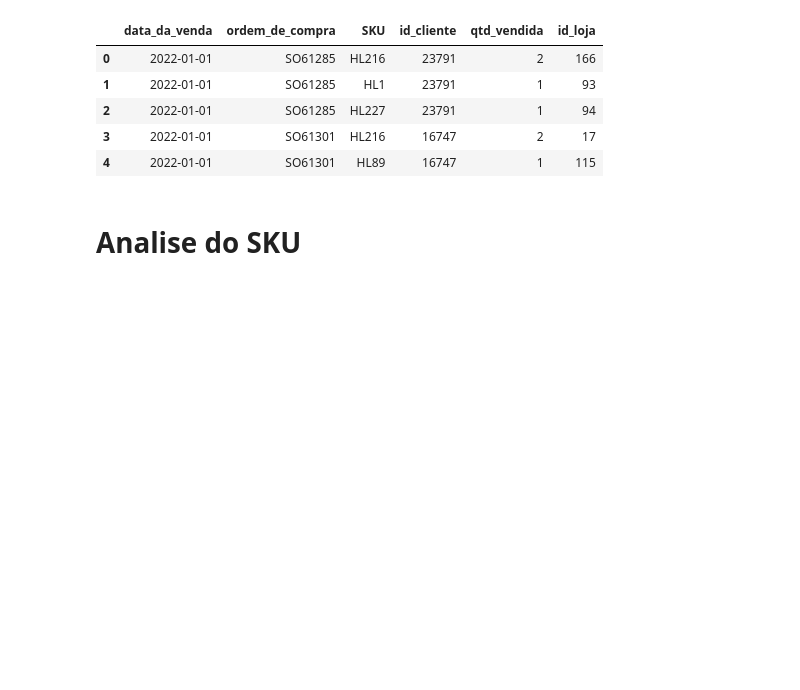
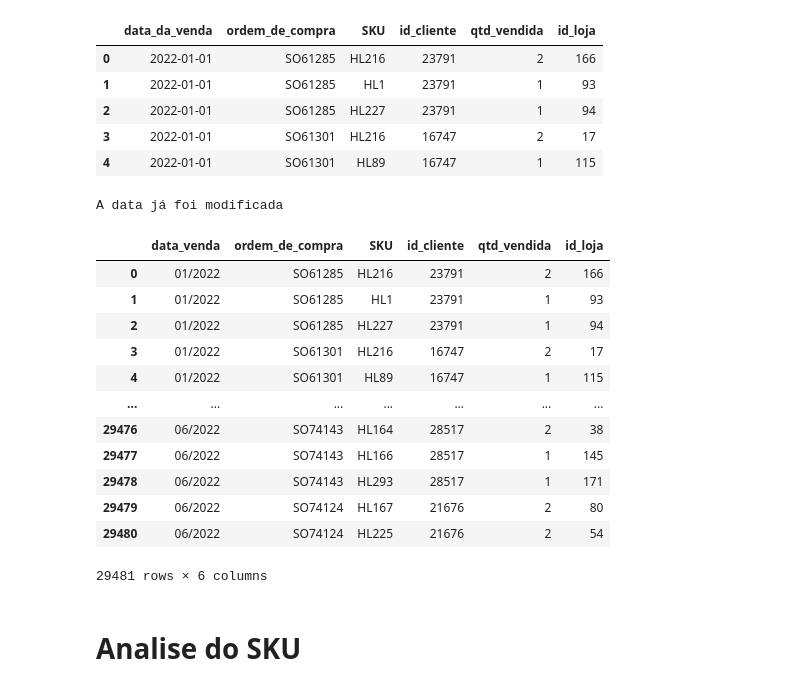
Before and after one commit to jhonatanpaz95/Desafios-de-codigo, a Jupyter notebook: desafio de codigo 1.ipynb, the cells around one changed output. Saved outputs shown, nothing was run; the diff lists cells and outputs as text; code cells hidden in the pictures; blank space fills up the shorter version.

```diff
--- a/desafio de codigo 1.ipynb
+++ b/desafio de codigo 1.ipynb
@@ -52,6 +52,31 @@ base_vendas_df.head()
 | 2 | 2022-01-01 | SO61285 | HL227 | 23791 | 1 | 94 |
 | 3 | 2022-01-01 | SO61301 | HL216 | 16747 | 2 | 17 |
 | 4 | 2022-01-01 | SO61301 | HL89 | 16747 | 1 | 115 |
+# %%
+# mudando a data
+try:
+    base_vendas_df['data_da_venda'] = pd.to_datetime(base_vendas_df['data_da_venda'], dayfirst=True) # função que converte a coluna para o formato de data
+    base_vendas_df['data_venda'] = base_vendas_df['data_da_venda'].dt.strftime('%m/%Y') # metodo para deixar no formato especifico de mês/ano
+    base_vendas_df = base_vendas_df[['data_venda','ordem_de_compra','SKU','id_cliente','qtd_vendida','id_loja']] # sleciona só as coulunas de interesse
+except KeyError:
+    print('A data já foi modificada')
+
+base_vendas_df
+# %% [output]
+A data já foi modificada
+|  | data_venda | ordem_de_compra | SKU | id_cliente | qtd_vendida | id_loja |
+| 0 | 01/2022 | SO61285 | HL216 | 23791 | 2 | 166 |
+| 1 | 01/2022 | SO61285 | HL1 | 23791 | 1 | 93 |
+| 2 | 01/2022 | SO61285 | HL227 | 23791 | 1 | 94 |
+| 3 | 01/2022 | SO61301 | HL216 | 16747 | 2 | 17 |
+| 4 | 01/2022 | SO61301 | HL89 | 16747 | 1 | 115 |
+| ... | ... | ... | ... | ... | ... | ... |
+| 29476 | 06/2022 | SO74143 | HL164 | 28517 | 2 | 38 |
+| 29477 | 06/2022 | SO74143 | HL166 | 28517 | 1 | 145 |
+| 29478 | 06/2022 | SO74143 | HL293 | 28517 | 1 | 171 |
+| 29479 | 06/2022 | SO74124 | HL167 | 21676 | 2 | 80 |
+| 29480 | 06/2022 | SO74124 | HL225 | 21676 | 2 | 54 |
+29481 rows × 6 columns
 # %% [markdown]
 # Analise do SKU
 # %%
```
Also changed, not shown: parts of 2 cells of this notebook.
